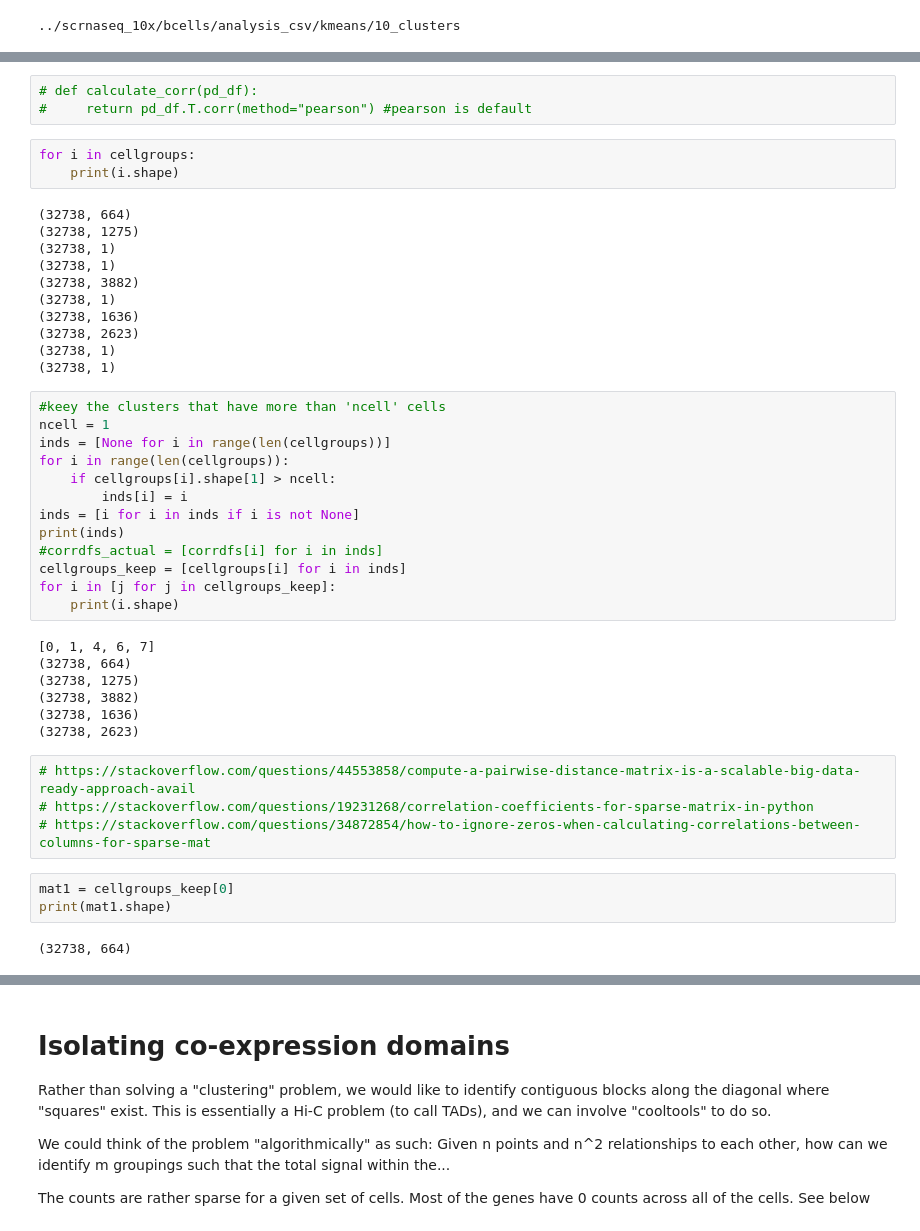
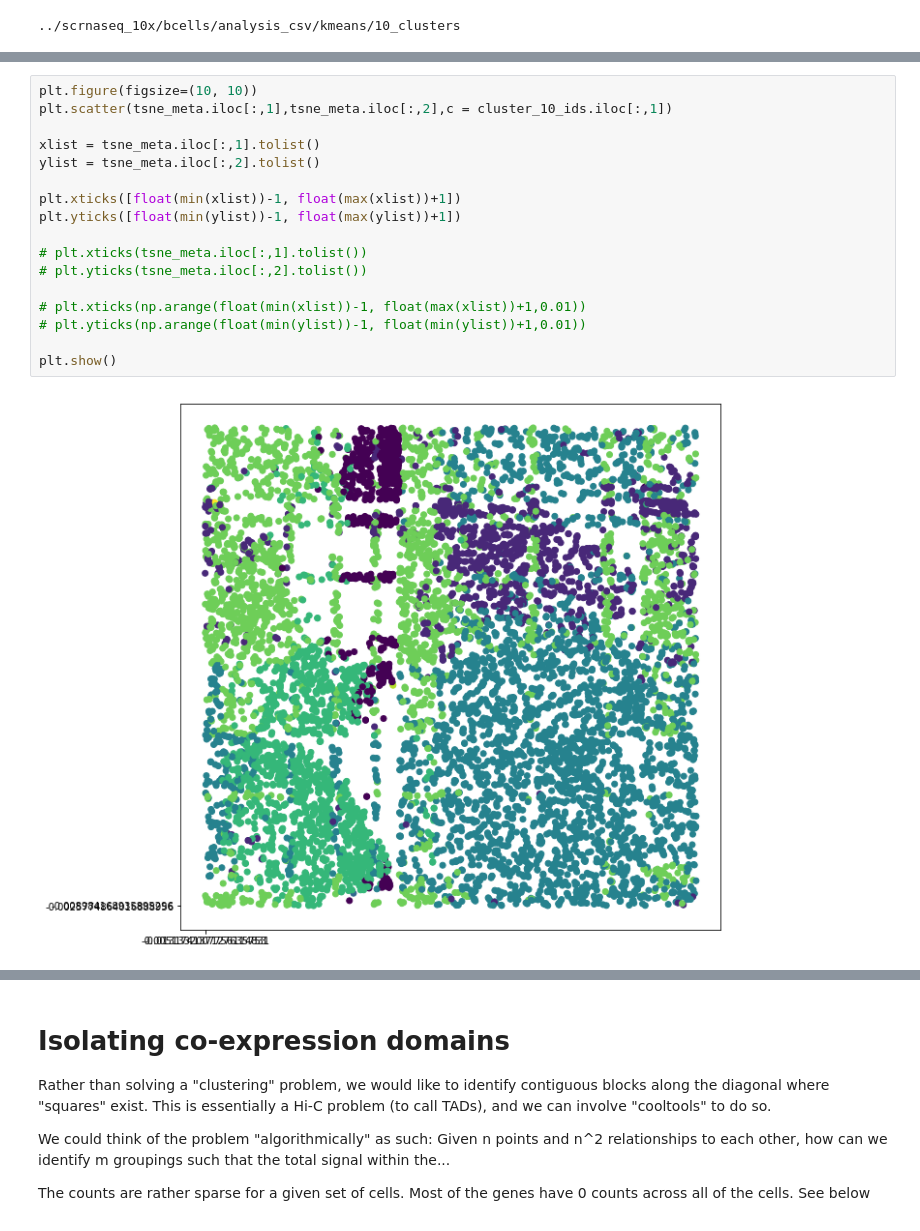
Before and after one commit to vinayakvsv/biophysics170_finalproject, a Jupyter notebook: cellranger_Bcell_scrnaseq.ipynb, the cells around one changed output, grey strips where cells are left out. Saved outputs shown, nothing was run; the diff lists cells and outputs as text.

```diff
--- a/cellranger_Bcell_scrnaseq.ipynb
+++ b/cellranger_Bcell_scrnaseq.ipynb
@@ -256,46 +169,19 @@ def calculate_sparsemat_correlation(sparsemat):
-# %%
-# def calculate_corr(pd_df):
-#     return pd_df.T.corr(method="pearson") #pearson is default
-# %%
-for i in cellgroups:
-    print(i.shape)
-# %% [output]
-(32738, 664)
-(32738, 1275)
-(32738, 1)
-(32738, 1)
-(32738, 3882)
-(32738, 1)
-(32738, 1636)
-(32738, 2623)
-(32738, 1)
-(32738, 1)
-# %%
-#keey the clusters that have more than 'ncell' cells
-ncell = 1
-inds = [None for i in range(len(cellgroups))]
-for i in range(len(cellgroups)):
-    if cellgroups[i].shape[1] > ncell:
-        inds[i] = i
-inds = [i for i in inds if i is not None]
-print(inds)
-#corrdfs_actual = [corrdfs[i] for i in inds]
-cellgroups_keep = [cellgroups[i] for i in inds]
-for i in [j for j in cellgroups_keep]:
-    print(i.shape)
-# %% [output]
-[0, 1, 4, 6, 7]
-(32738, 664)
-(32738, 1275)
-(32738, 3882)
-(32738, 1636)
-(32738, 2623)
-# %%
-# https://stackoverflow.com/questions/44553858/compute-a-pairwise-distance-matrix-is-a-scalable-big-data-ready-approach-avail
-# https://stackoverflow.com/questions/19231268/correlation-coefficients-for-sparse-matrix-in-python
-# https://stackoverflow.com/questions/34872854/how-to-ignore-zeros-when-calculating-correlations-between-columns-for-sparse-mat
-# %%
-mat1 = cellgroups_keep[0]
-print(mat1.shape)
-# %% [output]
-(32738, 664)
+# %%
+plt.figure(figsize=(10, 10))
+plt.scatter(tsne_meta.iloc[:,1],tsne_meta.iloc[:,2],c = cluster_10_ids.iloc[:,1])
+
+xlist = tsne_meta.iloc[:,1].tolist()
+ylist = tsne_meta.iloc[:,2].tolist()
+
+plt.xticks([float(min(xlist))-1, float(max(xlist))+1])
+plt.yticks([float(min(ylist))-1, float(max(ylist))+1])
+
+# plt.xticks(tsne_meta.iloc[:,1].tolist())
+# plt.yticks(tsne_meta.iloc[:,2].tolist())
+
+# plt.xticks(np.arange(float(min(xlist))-1, float(max(xlist))+1,0.01))
+# plt.yticks(np.arange(float(min(ylist))-1, float(min(ylist))+1,0.01))
+
+plt.show()
+# %% [output]
+[figure, added]
```
Also changed, not shown: parts of 94 cells of this notebook, 12 other files.
